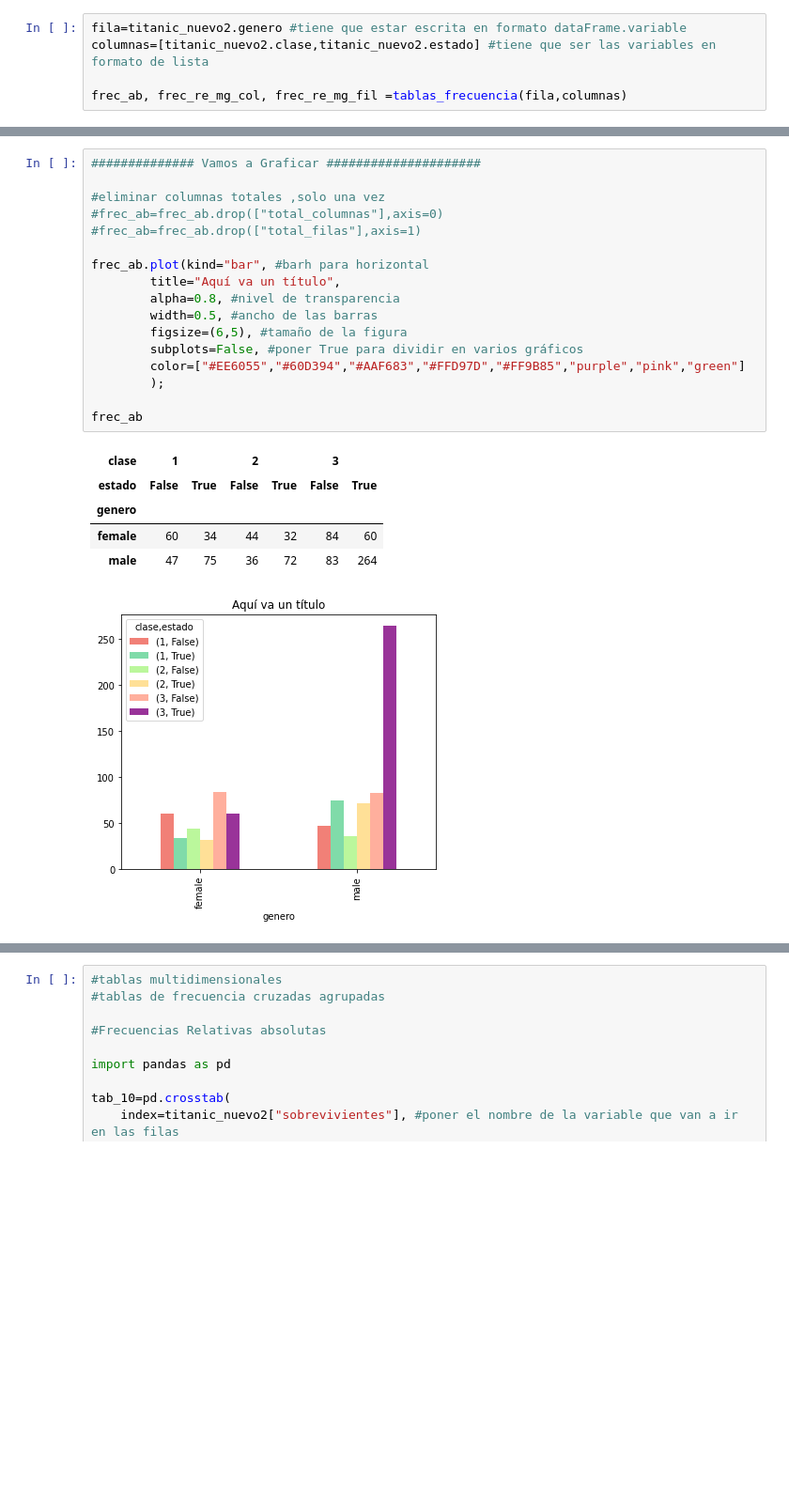
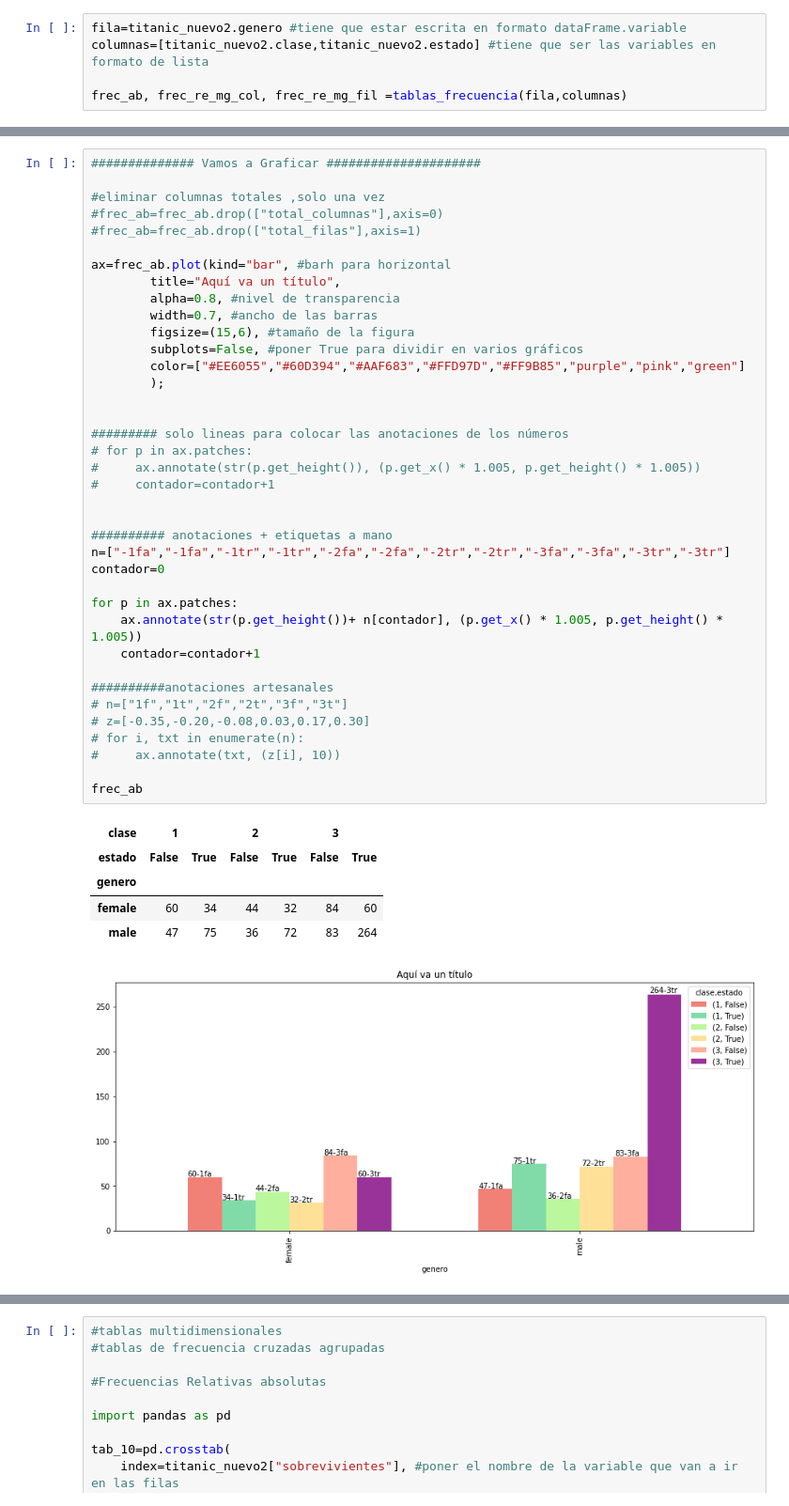
Before and after one commit to armandovl/funciones_descriptiva, a Jupyter notebook: tablas_distribucion_frecuencia_funcion_grafico.ipynb, the cells around one changed output, grey strips where cells are left out. Shown at 94% size. Saved outputs shown, nothing was run; the diff lists cells and outputs as text; blank space fills up the shorter version.

```diff
--- a/tablas_distribucion_frecuencia_funcion_grafico.ipynb
+++ b/tablas_distribucion_frecuencia_funcion_grafico.ipynb
@@ -103,24 +102,45 @@ frec_ab
 # %%
 ############## Vamos a Graficar #####################
 
 #eliminar columnas totales ,solo una vez
 #frec_ab=frec_ab.drop(["total_columnas"],axis=0)
 #frec_ab=frec_ab.drop(["total_filas"],axis=1)
 
-frec_ab.plot(kind="bar", #barh para horizontal
+ax=frec_ab.plot(kind="bar", #barh para horizontal
         title="Aquí va un título",
         alpha=0.8, #nivel de transparencia
-        width=0.5, #ancho de las barras
-        figsize=(6,5), #tamaño de la figura
+        width=0.7, #ancho de las barras
+        figsize=(15,6), #tamaño de la figura
         subplots=False, #poner True para dividir en varios gráficos
         color=["#EE6055","#60D394","#AAF683","#FFD97D","#FF9B85","purple","pink","green"]
         );
 
+
+######### solo lineas para colocar las anotaciones de los números
+# for p in ax.patches:
+#     ax.annotate(str(p.get_height()), (p.get_x() * 1.005, p.get_height() * 1.005))
+#     contador=contador+1
+
+
+########## anotaciones + etiquetas a mano
+n=["-1fa","-1fa","-1tr","-1tr","-2fa","-2fa","-2tr","-2tr","-3fa","-3fa","-3tr","-3tr"]
+contador=0
+
+for p in ax.patches:
+    ax.annotate(str(p.get_height())+ n[contador], (p.get_x() * 1.005, p.get_height() * 1.005))
+    contador=contador+1
+
+##########anotaciones artesanales
+# n=["1f","1t","2f","2t","3f","3t"]
+# z=[-0.35,-0.20,-0.08,0.03,0.17,0.30]
+# for i, txt in enumerate(n):
+#     ax.annotate(txt, (z[i], 10))
+
 frec_ab
 # %% [output]
 | clase | 1 |  | 2 |  | 3 |  |
 | estado | False | True | False | True | False | True |
 | genero |  |  |  |  |  |  |
 | female | 60 | 34 | 44 | 32 | 84 | 60 |
 | male | 47 | 75 | 36 | 72 | 83 | 264 |
-[figure, old version]
+[figure, new version]
```
Also changed, not shown: parts of 2 cells of this notebook.
